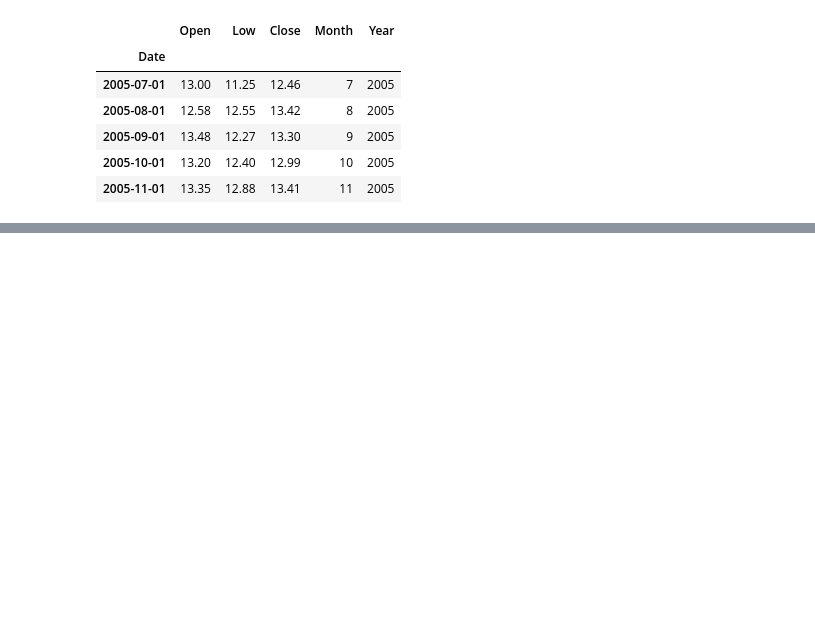
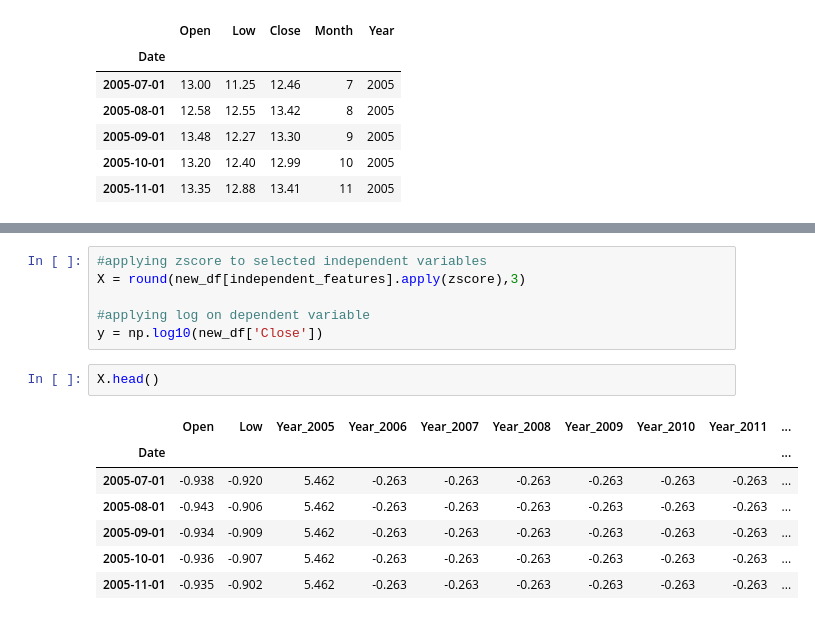
Before and after one commit to sunanda-debnath/Yes-Bank-Stock-Predication, a Jupyter notebook: Yes__Bank__Stock_Predication.ipynb, the cells around one changed output, grey strips where cells are left out. Saved outputs shown, nothing was run; the diff lists cells and outputs as text; blank space fills up the shorter version.

```diff
--- a/Yes__Bank__Stock_Predication.ipynb
+++ b/Yes__Bank__Stock_Predication.ipynb
@@ -305,0 +327,16 @@ df.head()
+# %%
+#applying zscore to selected independent variables
+X = round(new_df[independent_features].apply(zscore),3)
+
+#applying log on dependent variable
+y = np.log10(new_df['Close'])
+# %%
+X.head()
+# %% [output]
+|  | Open | Low | Year_2005 | Year_2006 | Year_2007 | Year_2008 | Year_2009 | Year_2010 | Year_2011 | ... |
+| Date |  |  |  |  |  |  |  |  |  | ... |
+| 2005-07-01 | -0.938 | -0.920 | 5.462 | -0.263 | -0.263 | -0.263 | -0.263 | -0.263 | -0.263 | ... |
+| 2005-08-01 | -0.943 | -0.906 | 5.462 | -0.263 | -0.263 | -0.263 | -0.263 | -0.263 | -0.263 | ... |
+| 2005-09-01 | -0.934 | -0.909 | 5.462 | -0.263 | -0.263 | -0.263 | -0.263 | -0.263 | -0.263 | ... |
+| 2005-10-01 | -0.936 | -0.907 | 5.462 | -0.263 | -0.263 | -0.263 | -0.263 | -0.263 | -0.263 | ... |
+| 2005-11-01 | -0.935 | -0.902 | 5.462 | -0.263 | -0.263 | -0.263 | -0.263 | -0.263 | -0.263 | ... |
```
Also changed, not shown: parts of 6 cells of this notebook.
